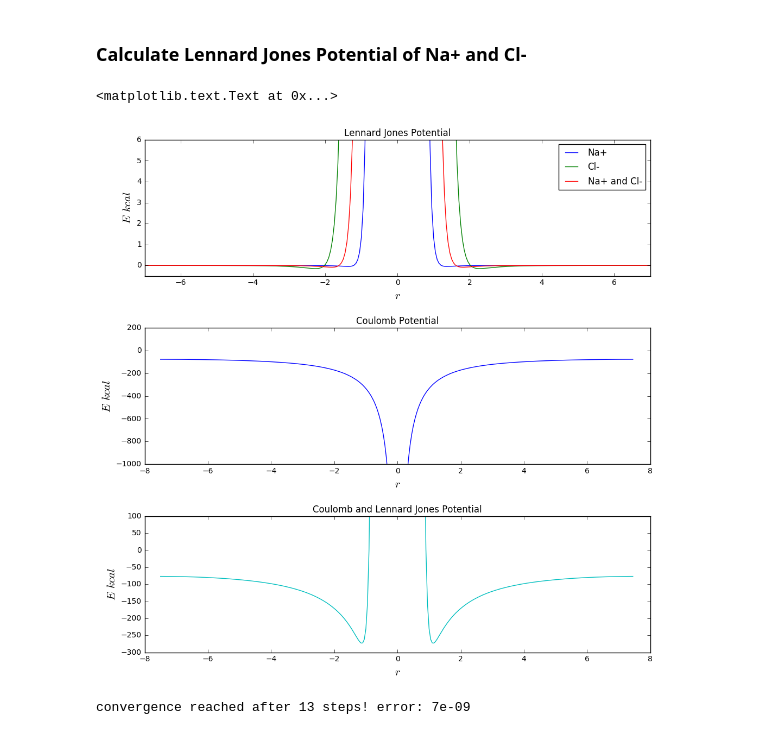
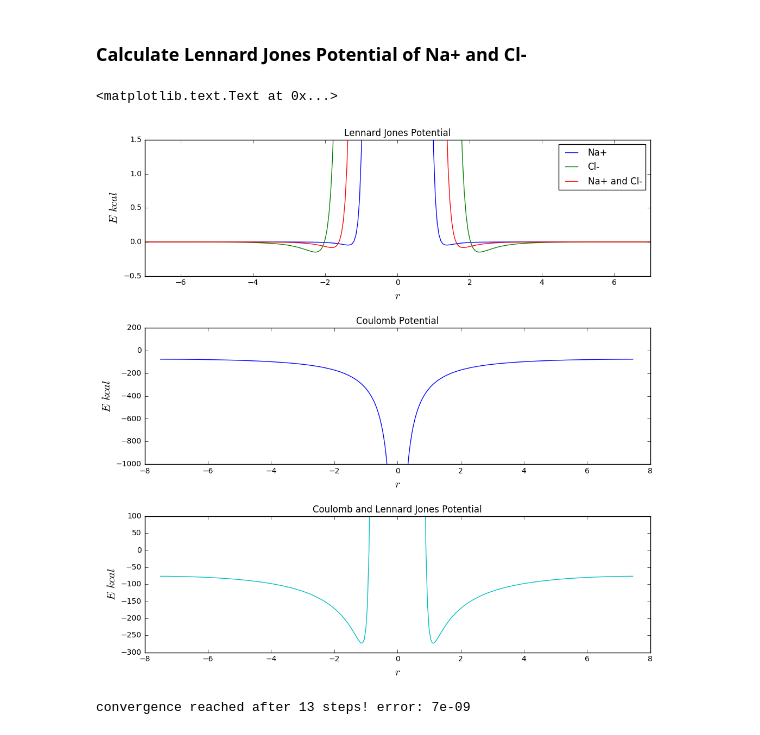
Before and after one commit to maqnius/compscie-mc, a Jupyter notebook: jupyter_notebooks/Test_LJ_potential.ipynb, the cells around one changed output. Saved outputs shown, nothing was run; the diff lists cells and outputs as text; code cells hidden in the pictures.

```diff
--- a/jupyter_notebooks/Test_LJ_potential.ipynb
+++ b/jupyter_notebooks/Test_LJ_potential.ipynb
@@ -11,7 +11,7 @@ import particlesim.api
 * Create a System with two particles and a boxlength of ten
 * Let particles approach from each side of the box in 1 dimension and calculate Lennard Jones Potential for each step
 # %%
-def particle_config(box_size = 15., charges= 0, sigma = 1.0, epsilon = 1.0, r_lim = 0., lennard_jones = True, coulomb = False):
+def particle_config(box_size = 15., charges= 0, sigma = 1.0, epsilon = 1.0, r_lim = 0.85, lennard_jones = True, coulomb = False):
     particle_1 = [0.,0,0]
     particle_2 = [box_size - r_lim,0,0]
     particle_positions = np.array([particle_1, particle_2])
@@ -60,35 +60,35 @@ distance_coulomb, pot_coulomb = particle_config(charges=charges, sigma=sigmas, e
 
 distance_LJ_C, pot_LJ_C = particle_config(charges=charges, sigma=sigmas, epsilon=epsilons, r_lim=0.7,
                                                 lennard_jones= True, coulomb=True)
 
 fig, axes = plt.subplots(3,1, figsize=(10,10))
 fig.tight_layout(h_pad=5)
 axes[0].plot(distance_na,pot_na, label='Na+')
 axes[0].plot(distance_cl,pot_cl, label='Cl-')
 axes[0].plot(distance_mix,pot_mix, label='Na+ and Cl-')
 axes[0].set_xlabel(r"$r$", fontsize=15)
 axes[0].set_ylabel(r"$E$ $kcal$", fontsize = 15)
 axes[0].set_xlim([-7,7])
-axes[0].set_ylim([-0.5, 6])
+axes[0].set_ylim([-0.5, 1.5])
 axes[0].set_title(r"Lennard Jones Potential")
 axes[0].legend()
 
 axes[1].plot(distance_coulomb, pot_coulomb, label='q_Na = +1.0, q_Cl = -1.0')
 axes[1].set_xlabel(r"$r$", fontsize=15)
 axes[1].set_ylabel(r"$E$ $kcal$", fontsize = 15)
 axes[1].set_xlim([-8,8])
 axes[1].set_ylim([-1000, 200])
 axes[1].set_title(r"Coulomb Potential")
 
 axes[2].plot(distance_LJ_C, pot_LJ_C,'c', label='q_Na = +1.0, q_Cl = -1.0')
 axes[2].set_xlabel(r"$r$", fontsize=15)
 axes[2].set_ylabel(r"$E$ $kcal$", fontsize = 15)
 axes[2].set_xlim([-8,8])
 axes[2].set_ylim([-300, 100])
 axes[2].set_title(r"Coulomb and Lennard Jones Potential")
 # %% [output]
 <matplotlib.text.Text at 0x...>
-[figure, old version]
+[figure, new version]
 # %%
 def sor_3d(rho, maxerr=1.0E-8, maxiter=1000, w=None):
     r"""Solve the 3D Poisson equation using the successive overrelaxation method.
```
